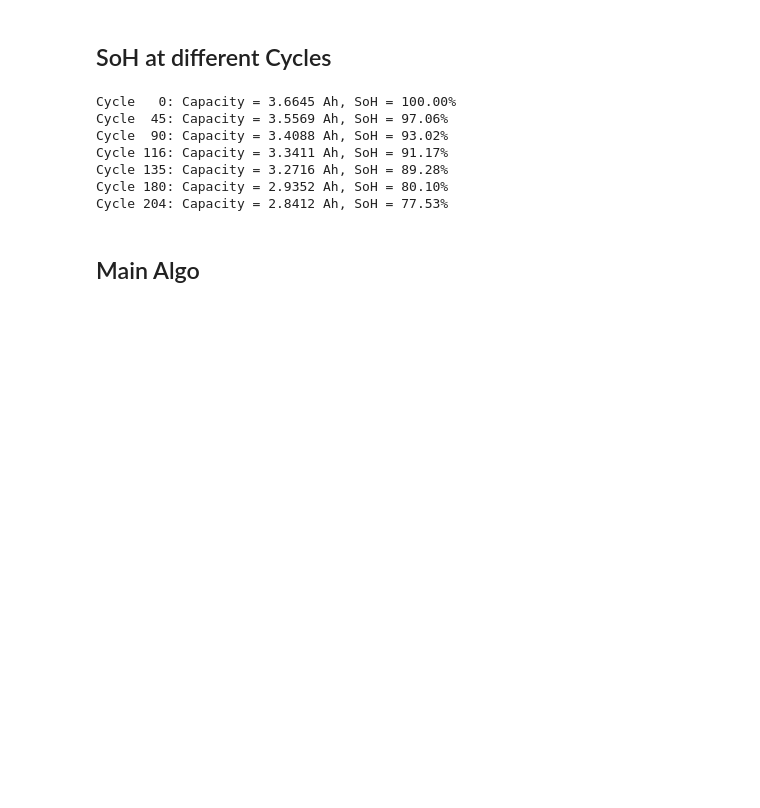
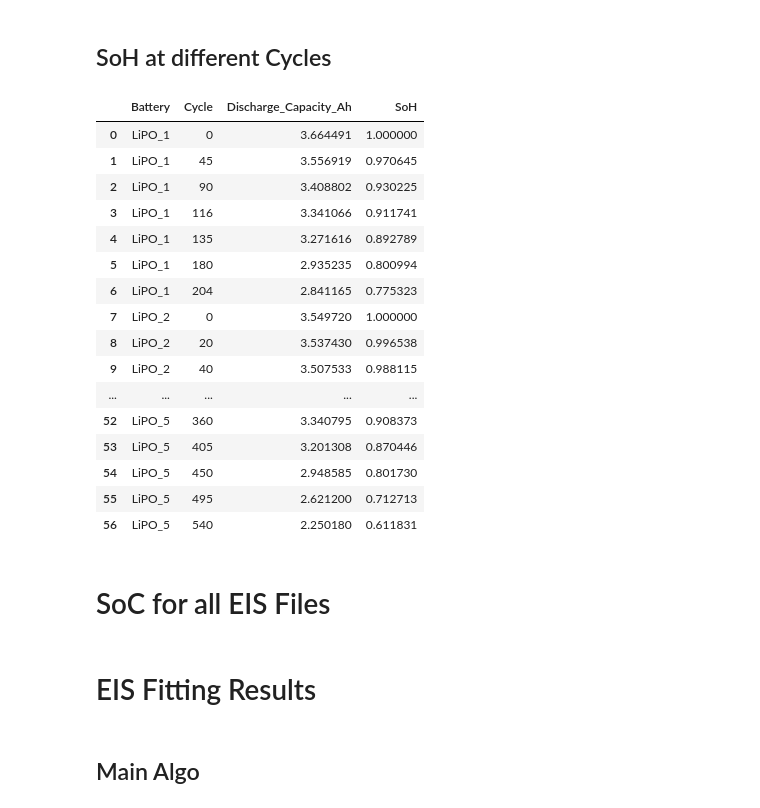
Before and after one commit to SushankMishra/EIS-Fitting, a Jupyter notebook: EIS_fSoH.ipynb, the cells around one changed output. Cells and saved outputs as stored; diff of their text form; code cells hidden in the pictures; blank space fills up the shorter version.

```diff
--- a/EIS_fSoH.ipynb
+++ b/EIS_fSoH.ipynb
@@ -18,8 +13,14 @@ print(impedance.__file__)
 # %%
-base_path = '/Users/sushankmishra/Desktop/MTP_Materials/EIS Fitting/LiPo Battery LP-503562-IS-3 EIS, Capacity, ECM Data/LiPO_1/EIS_Charge_discharge'
+base_path = './LiPo Battery LP-503562-IS-3 EIS, Capacity, ECM Data'
 
 # List all files matching stddischarge format
-files = [f for f in os.listdir(base_path) if re.match(r'0_\d+_1_stddischarge\.csv', f)]
-
+batteries = ['LiPO_1', 'LiPO_2', 'LiPO_3','LiPO_4', 'LiPO_5']
+batteries_files = []
+for battery in batteries:
+    folder_path = os.path.join(base_path, battery, 'EIS_Charge_discharge')
+    files_stddischarge = [f for f in os.listdir(folder_path) if re.match(r'0_\d+_1_stddischarge\.csv', f)]
+    files_stddischarge.sort(key=lambda x: int(re.search(r'0_(\d+)_1_stddischarge\.csv', x).group(1)))
+    batteries_files.append({'battery':battery, 'files':files_stddischarge})
+batteries_files_df = pd.DataFrame(batteries_files)
 # Sort files numerically by cycle number
-files.sort(key=lambda x: int(x.split('_')[1]))
+batteries_files_df.sort_values(by='battery')
@@ -54,38 +78,33 @@ for file in files:
 # %% [markdown]
 ## SoH at different Cycles
 # %%
-results_df = pd.DataFrame(results, columns=['Cycle', 'Discharge_Capacity_Ah'])
+cycle_vs_capacity_df['SoH'] = np.nan
+for battery in batteries:
+    battery_df = cycle_vs_capacity_df[cycle_vs_capacity_df['Battery'] == battery].sort_values(by='Cycle')
+    initial_capacity = battery_df.iloc[0]['Discharge_Capacity_Ah']
+    soh_values = battery_df['Discharge_Capacity_Ah'] / initial_capacity
+    cycle_vs_capacity_df.loc[battery_df.index, 'SoH'] = soh_values
 
-# Compute SoH (as capacity relative to cycle 0)
-initial_capacity = results_df.iloc[0]['Discharge_Capacity_Ah']
-results_df['SoH'] = results_df['Discharge_Capacity_Ah'] / initial_capacity
-
-# Display the result
-# results_df.head()
-for i, row in results_df.iterrows():
-    print(f"Cycle {int(row['Cycle']):>3}: Capacity = {-1*row['Discharge_Capacity_Ah']:.4f} Ah, SoH = {row['SoH']:.2%}")
-import pandas as pd
-
-# Assuming results_df is your DataFrame
-# Save the DataFrame to a CSV file
-results_df.to_csv('results.csv', index=False)
-
-# Add a title to the file (CSV files don't natively support titles, so you can prepend it manually)
-with open('results.csv', 'r') as file:
-    data = file.readlines()
-
-# Prepend the title to the file
-title = "SoH Values at Different Cycles for LiPo-1 \n"
-data.insert(0, title)
-
-# Write the updated content back to the file
-with open('results.csv', 'w') as file:
-    file.writelines(data)
+cycle_vs_capacity_df
+# for i, row in cycle_vs_capacity_df.iterrows():
+#     print(f"Cycle {int(row['Cycle']):>3}: Capacity = {-1*row['Discharge_Capacity_Ah']:.4f} Ah, SoH = {row['SoH']:.2%}")
 # %% [output]
-Cycle   0: Capacity = 3.6645 Ah, SoH = 100.00%
-Cycle  45: Capacity = 3.5569 Ah, SoH = 97.06%
-Cycle  90: Capacity = 3.4088 Ah, SoH = 93.02%
-Cycle 116: Capacity = 3.3411 Ah, SoH = 91.17%
-Cycle 135: Capacity = 3.2716 Ah, SoH = 89.28%
-Cycle 180: Capacity = 2.9352 Ah, SoH = 80.10%
-Cycle 204: Capacity = 2.8412 Ah, SoH = 77.53%
+|  | Battery | Cycle | Discharge_Capacity_Ah | SoH |
+| 0 | LiPO_1 | 0 | 3.664491 | 1.000000 |
+| 1 | LiPO_1 | 45 | 3.556919 | 0.970645 |
+| 2 | LiPO_1 | 90 | 3.408802 | 0.930225 |
+| 3 | LiPO_1 | 116 | 3.341066 | 0.911741 |
+| 4 | LiPO_1 | 135 | 3.271616 | 0.892789 |
+| 5 | LiPO_1 | 180 | 2.935235 | 0.800994 |
+| 6 | LiPO_1 | 204 | 2.841165 | 0.775323 |
+| 7 | LiPO_2 | 0 | 3.549720 | 1.000000 |
+| 8 | LiPO_2 | 20 | 3.537430 | 0.996538 |
+| 9 | LiPO_2 | 40 | 3.507533 | 0.988115 |
+| ... | ... | ... | ... | ... |
+| 52 | LiPO_5 | 360 | 3.340795 | 0.908373 |
+| 53 | LiPO_5 | 405 | 3.201308 | 0.870446 |
+| 54 | LiPO_5 | 450 | 2.948585 | 0.801730 |
+| 55 | LiPO_5 | 495 | 2.621200 | 0.712713 |
+| 56 | LiPO_5 | 540 | 2.250180 | 0.611831 |
+# %% [markdown]
+# SoC for all EIS Files
@@ -92 +145,3 @@ Cycle 204: Capacity = 2.8412 Ah, SoH = 77.53%
+# %% [markdown]
+# EIS Fitting Results
 # %%
```
Also changed, not shown: parts of 10 cells of this notebook, 3 other files.
